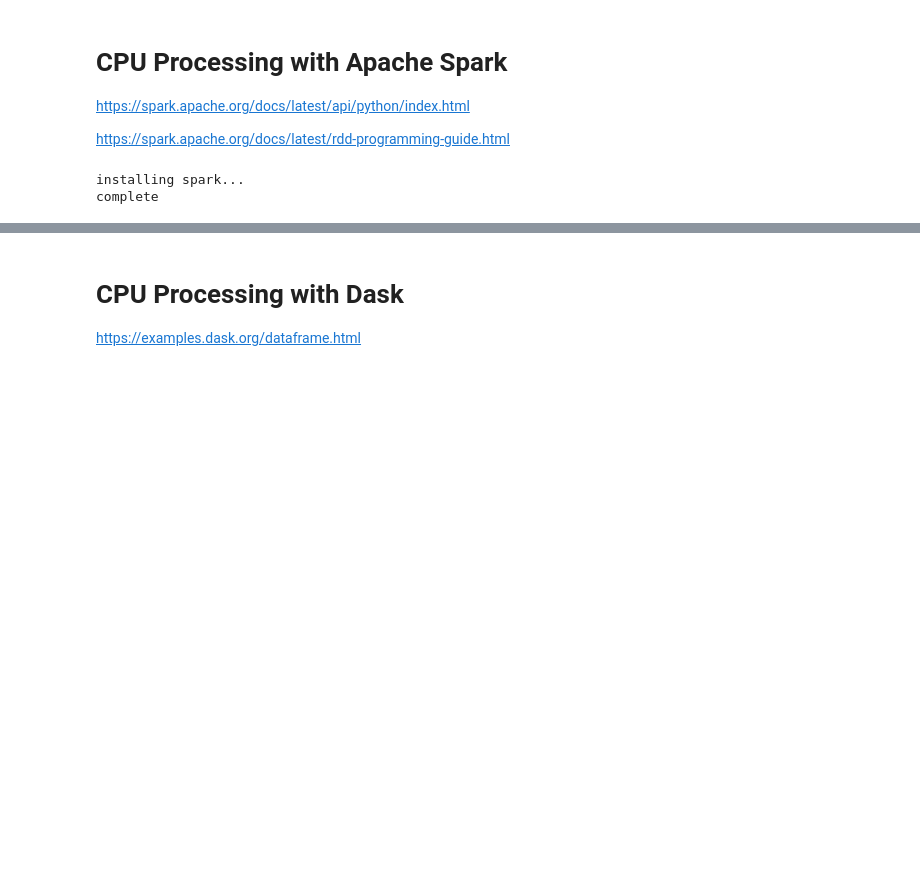
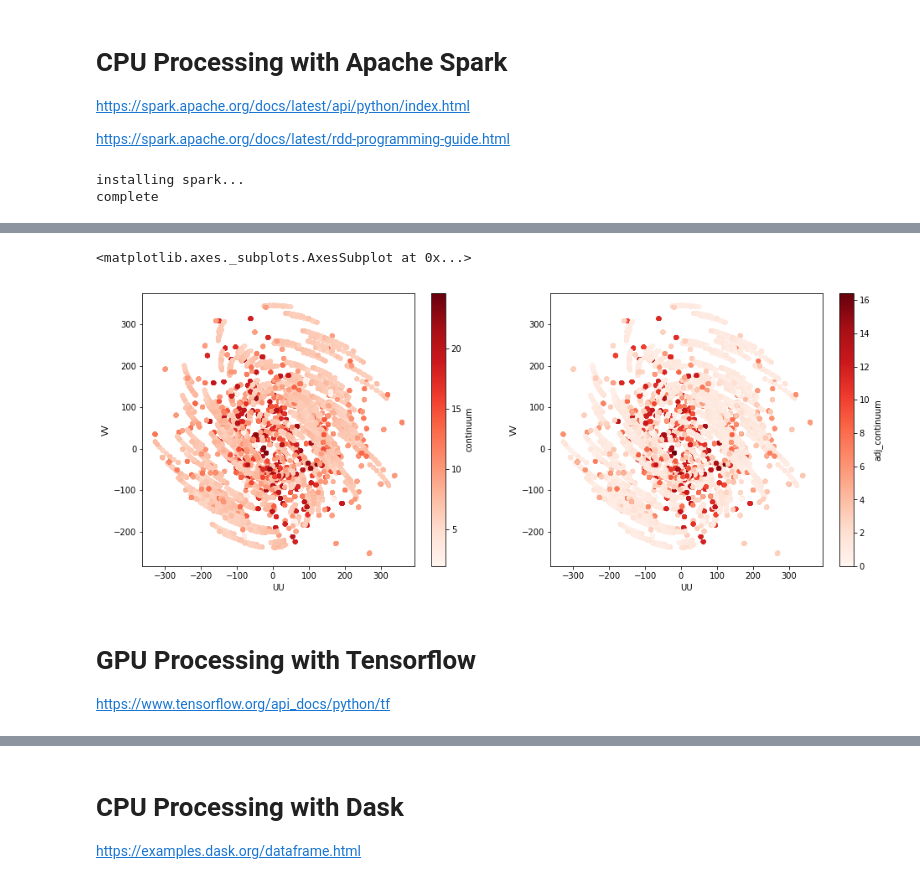
Before and after one commit to ryanraba/casa6, a Jupyter notebook: casa7experiments.ipynb, the cells around one changed output, grey strips where cells are left out. Saved outputs shown, nothing was run; the diff lists cells and outputs as text; code cells hidden in the pictures; blank space fills up the shorter version.

```diff
--- a/casa7experiments.ipynb
+++ b/casa7experiments.ipynb
@@ -185,7 +217,8 @@ findspark.init()
 from pyspark.sql import SparkSession
 spark = SparkSession.builder.config('spark.driver.memory', '6g')
 spark = spark.config('spark.executor.memory', '4g')
-spark = spark.config('spark.executor.cores', '4')
+spark = spark.config('spark.executor.instances', '1')  # ignored in local mode
+spark = spark.config('spark.executor.cores', '4')      # pretty sure this is ignored too
 spark = spark.config('spark.sql.execution.arrow.enabled', 'True')
 spark = spark.master("local[*]").getOrCreate()
 spark.sparkContext._conf.getAll()
@@ -251,0 +242,65 @@ spark elapsed time (s):  33.90123462677002
+# %%
+import numpy as np
+import pandas as pd
+import time
+from base64 import b64decode as b64d
+from pyspark.sql import Row
+
+# start the race
+start = time.time()
+
+# load spark dataframe
+sdf = spark.read.parquet(prefix+'.parquet')
+
+# lets define a sequence of calculations as follows:
+# 1. apply flags to remove bad channels at each time step
+# 2. average the cross products (or whatever, I don't know)
+# 3. find the mean magnitude of each channel over time per antenna baseline
+# 4. subtract that mean magnitude of each baseline channel from each time step
+# 5. take the mean accross channels to get a continuum
+# 6. return U,V,Mag for display
+# note that variables ending in df are dataframes, otherwise they are numpy arrays
+
+def flag_and_mean(row):
+  # 1. apply flags (the flags need to be decoded from a string first)
+  flags0 = np.apply_along_axis(lambda row: np.frombuffer(b64d(row[0].encode()), dtype=np.bool), 1, np.array(row['FLAG0']).reshape(-1,1))
+  flags1 = np.apply_along_axis(lambda row: np.frombuffer(b64d(row[0].encode()), dtype=np.bool), 1, np.array(row['FLAG1']).reshape(-1,1))
+  vis0 = np.ma.masked_array(row['DATA0R'] + 1j*np.array(row['DATA0I'], dtype=np.complex), flags0)
+  vis1 = np.ma.masked_array(row['DATA1R'] + 1j*np.array(row['DATA1I'], dtype=np.complex), flags0)
+  # 2. average cross products
+  vis = np.abs((vis0 + vis1)/2)
+  # create a baseline key string from each antenna
+  key = str(row['ANTENNA1']) + ' ' + str(row['ANTENNA2'])
+  value = [vis, row['UU'], row['VV']]
+  return (key, value) # RDD of key,value pairs
+
+flagged = sdf.rdd.map(lambda row: flag_and_mean(row))  # forms RDD of key (baseline), value ([vis, U, V]) pairs
+baselines = flagged.groupByKey().mapValues(list) # forms list of [vis[channels], UU, VV] for every sample per baseline
+
+def subtract_mean(row):
+  # 3. find the mean magnitude of each channel over time per antenna baseline
+  bvis = np.array([row[1][ii][0] for ii in range(len(row[1]))]) # reshape from [samples][vis[chans],uu,vv] to vis[samples,chans]
+  uu = np.array([row[1][ii][1] for ii in range(len(row[1]))])   # reshape to uu[samples]
+  vv = np.array([row[1][ii][2] for ii in range(len(row[1]))])   # reshape to vv[samples]
+  bmean = np.mean(bvis,axis=0)
+  # 4. subtract that mean magnitude of each baseline channel from each time step
+  adj_bvis = (bvis - bmean).clip(0)
+  # 5. take the mean accross channels to get a continuum
+  cbvis = np.mean(bvis, axis=1)
+  adj_cbvis = np.mean(adj_bvis, axis=1)
+  return np.array([cbvis, adj_cbvis, uu, vv]).transpose()
+
+adjusted_vis = baselines.map(lambda row: subtract_mean(row)).collect()
+
+################################################################
+print('spark elapsed time (s): ', time.time() - start)
+
+# 6. plot the UV space
+import matplotlib.pyplot as plt
+from matplotlib import cm
+
+pdf = pd.DataFrame(np.vstack(adjusted_vis), columns=['continuum', 'adj_continuum', 'UU', 'VV'])
+fig, axes = plt.subplots(1,2, figsize=(16,6))
+pdf.plot(x='UU', y='VV', c='continuum', kind='scatter', cmap=cm.get_cmap('Reds'), ax=axes[0], )
+pdf.plot(x='UU', y='VV', c='adj_continuum', kind='scatter', cmap=cm.get_cmap('Reds'), ax=axes[1])
+# %% [output]
@@ -251,0 +308,5 @@ spark elapsed time (s):  33.90123462677002
+<matplotlib.axes._subplots.AxesSubplot at 0x...>
+[figure, added]
+# %% [markdown]
+# GPU Processing with Tensorflow
+https://www.tensorflow.org/api_docs/python/tf
```
Also changed, not shown: parts of 21 cells of this notebook.
